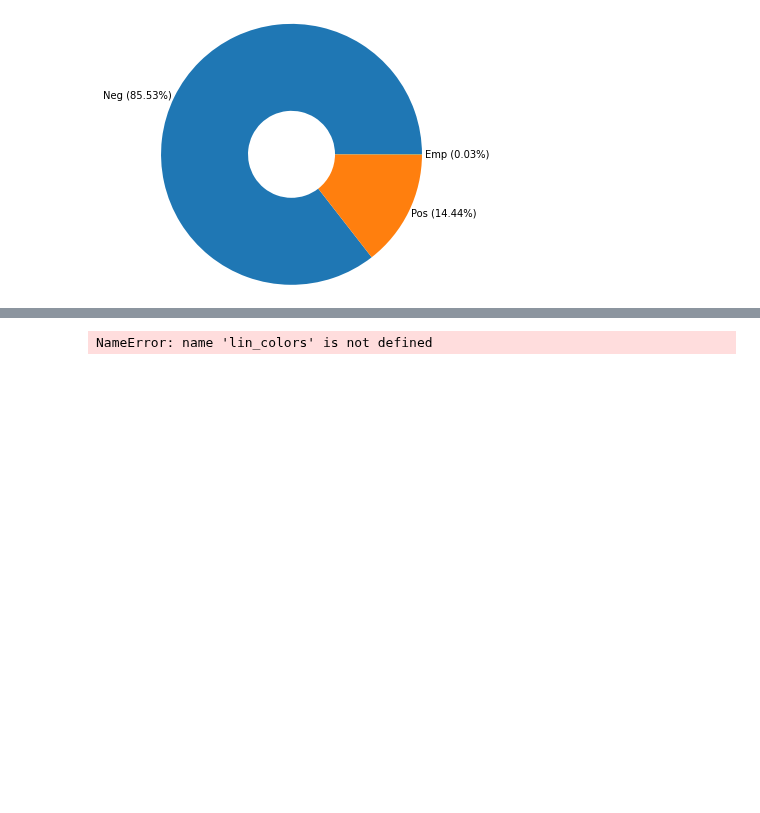
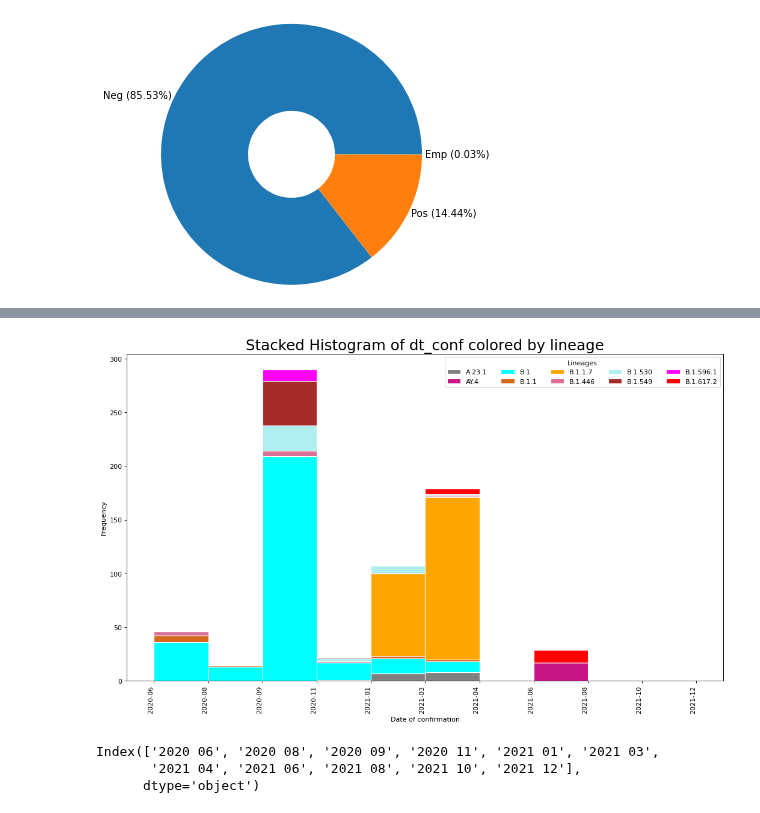
Before and after one commit to ousodaniel/SARS-CoV-2-Data-Workflows, a Jupyter notebook: trend-plots.ipynb, the cells around one changed output, grey strips where cells are left out. Drawn from its saved outputs; the diff is of its cells as text; code cells hidden in the pictures; blank space fills up the shorter version.

```diff
--- a/trend-plots.ipynb
+++ b/trend-plots.ipynb
@@ -453,25 +442,25 @@ tops
 # %%
 # Prepare data
 df = df_seq_meta[df_seq_meta['lineage'].isin(['Failed', 'Unkown']) == False]
 
 x_var = 'dt_conf'
 groupby_var = 'lineage'
 df_agg = df[df['lineage'].isin(tops)].loc[:, [x_var, groupby_var]].groupby(groupby_var)
 vals = [df[x_var].values.tolist() for i, df in df_agg]
 
-colors = {i: lin_colors[i] for i, df in df_agg}
+colors = {i: clr_code[i][1] for i, df in df_agg}
 # Draw
 plt.figure(figsize=(16,9), dpi= 80)
 # colors = [plt.cm.Spectral(i/float(len(vals)-1)) for i in range(len(vals))]
 n, bins, patches = plt.hist(vals, len(df_agg[x_var].unique()), stacked=True, density=False, color=colors.values(), ec='w')
 
 # Decoration
 plt.legend(colors, title='Lineages', ncol=5)
 plt.title(f"Stacked Histogram of {x_var} colored by {groupby_var}", fontsize=22)
 plt.xlabel('Date of confirmation')
 plt.ylabel("Frequency")
 # plt.ylim(0, 40)
 plt.xticks(ticks=bins, labels=pd.to_datetime(bins).strftime('%Y-%m'), rotation=90, horizontalalignment='right')
 plt.show()
 # %% [output]
-NameError: name 'lin_colors' is not defined
+[figure, added]
@@ -480,5 +467,9 @@ pd.Timestamp(44381)
 # %%
 pd.to_datetime(bins).strftime('%Y %m')
+# %% [output]
+Index(['2020 06', '2020 08', '2020 09', '2020 11', '2021 01', '2021 03',
+       '2021 04', '2021 06', '2021 08', '2021 10', '2021 12'],
+      dtype='object')
 # %%
 df_timeidx = df_seq_meta.set_index('dt_conf').sort_index()
 # %%
```
Also changed, not shown: parts of 14 cells of this notebook, 4 other files.
